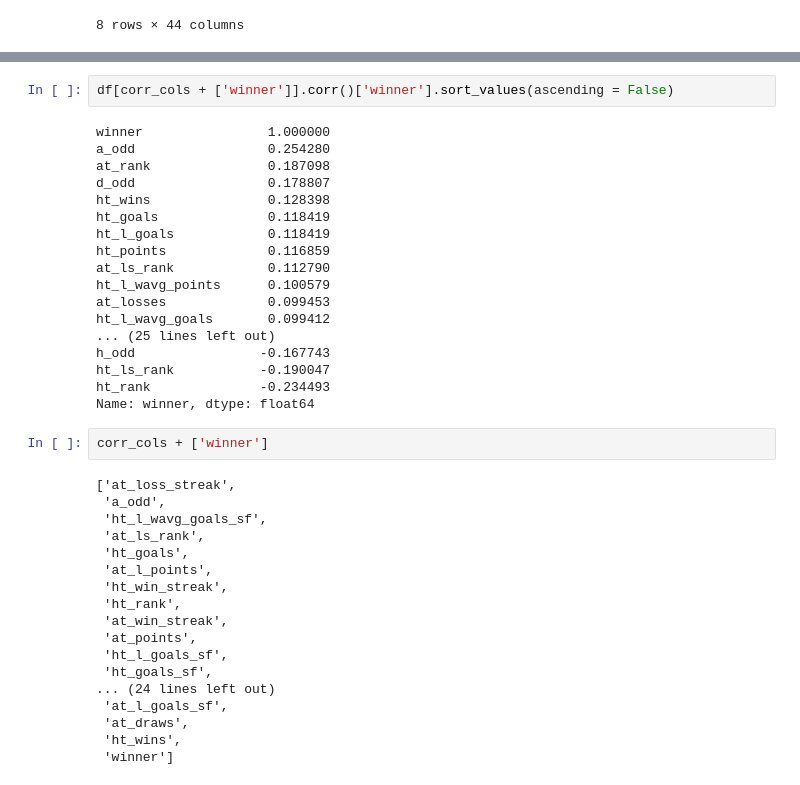
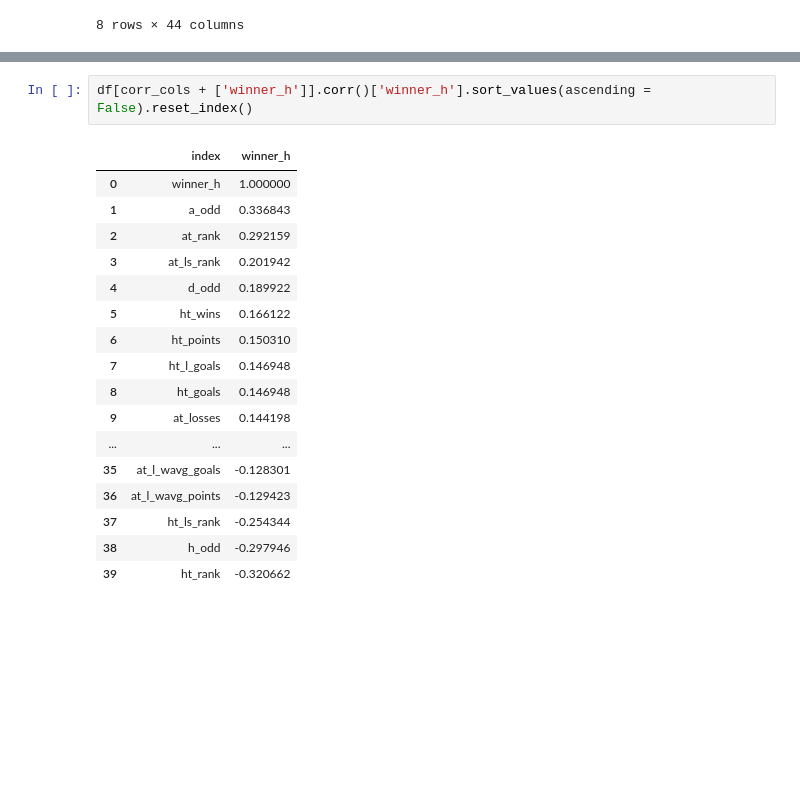
Before and after one commit to Caldass/pl-matches-predictor, a Jupyter notebook: eda/eda.ipynb, the cells around one changed output, grey strips where cells are left out. Saved outputs shown, nothing was run; the diff lists cells and outputs as text; blank space fills up the shorter version.

```diff
--- a/eda/eda.ipynb
+++ b/eda/eda.ipynb
@@ -95,40 +98,20 @@ df['winner_d'] = np.where(df.winner == 'DRAW', 0)
 # %%
-df[corr_cols + ['winner']].corr()['winner'].sort_values(ascending = False)
+df[corr_cols + ['winner_h']].corr()['winner_h'].sort_values(ascending = False).reset_index()
 # %% [output]
-winner                1.000000
-a_odd                 0.254280
-at_rank               0.187098
-d_odd                 0.178807
-ht_wins               0.128398
-ht_goals              0.118419
-ht_l_goals            0.118419
-ht_points             0.116859
-at_ls_rank            0.112790
-ht_l_wavg_points      0.100579
-at_losses             0.099453
-ht_l_wavg_goals       0.099412
-... (25 lines left out)
-h_odd                -0.167743
-ht_ls_rank           -0.190047
-ht_rank              -0.234493
-Name: winner, dtype: float64
+|  | index | winner_h |
+| 0 | winner_h | 1.000000 |
+| 1 | a_odd | 0.336843 |
+| 2 | at_rank | 0.292159 |
+| 3 | at_ls_rank | 0.201942 |
+| 4 | d_odd | 0.189922 |
+| 5 | ht_wins | 0.166122 |
+| 6 | ht_points | 0.150310 |
+| 7 | ht_l_goals | 0.146948 |
+| 8 | ht_goals | 0.146948 |
+| 9 | at_losses | 0.144198 |
+| ... | ... | ... |
+| 35 | at_l_wavg_goals | -0.128301 |
+| 36 | at_l_wavg_points | -0.129423 |
+| 37 | ht_ls_rank | -0.254344 |
+| 38 | h_odd | -0.297946 |
+| 39 | ht_rank | -0.320662 |
-# %%
-corr_cols + ['winner']
-# %% [output]
-['at_loss_streak',
- 'a_odd',
- 'ht_l_wavg_goals_sf',
- 'at_ls_rank',
- 'ht_goals',
- 'at_l_points',
- 'ht_win_streak',
- 'ht_rank',
- 'at_win_streak',
- 'at_points',
- 'ht_l_goals_sf',
- 'ht_goals_sf',
-... (24 lines left out)
- 'at_l_goals_sf',
- 'at_draws',
- 'ht_wins',
- 'winner']
```
Also changed, not shown: parts of 21 cells of this notebook, 2 other files.
